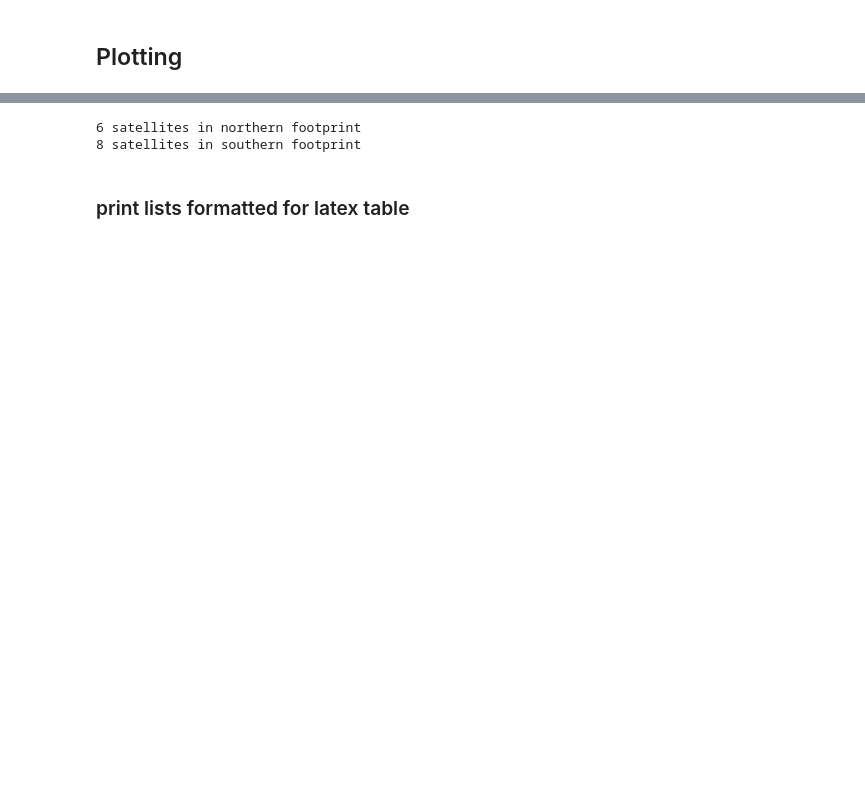
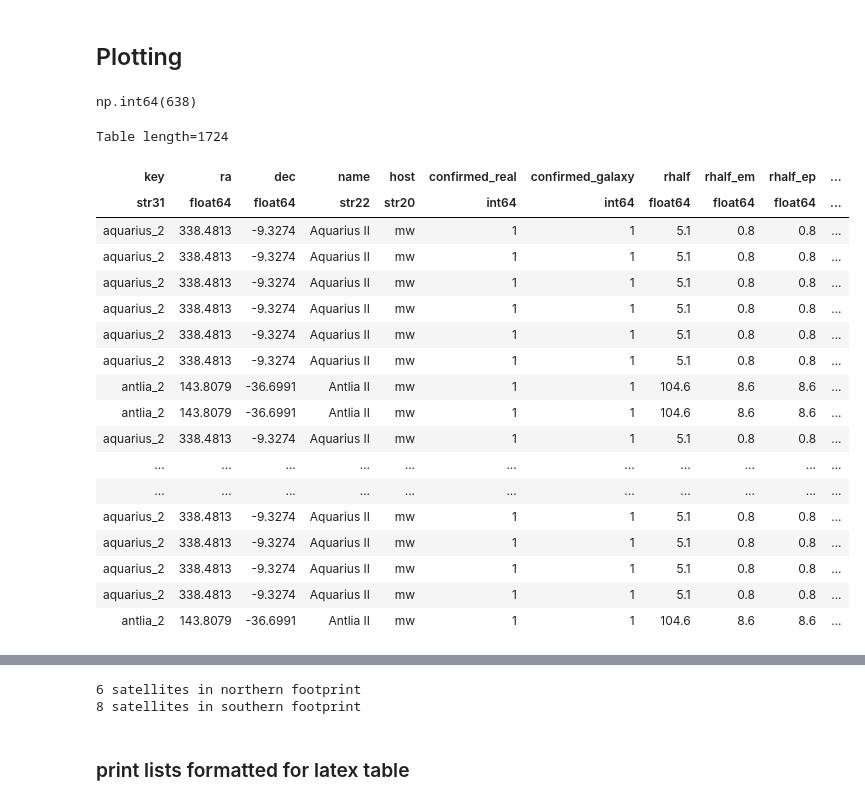
Before and after one commit to Dynamics-Penn/roman-nearfield, a Jupyter notebook: notebooks/ccs_footprints_nbgs.ipynb, the cells around one changed output, grey strips where cells are left out. Saved outputs shown, nothing was run; the diff lists cells and outputs as text; code cells hidden in the pictures; blank space fills up the shorter version.

```diff
--- a/notebooks/ccs_footprints_nbgs.ipynb
+++ b/notebooks/ccs_footprints_nbgs.ipynb
@@ -46,7 +52,33 @@ lvdb = table.Table.read(
+# %%
+(isgal*dsel).sum()
+# %% [output]
+np.int64(638)
 # %%
 #nbgs, nbg_coords = read_galaxies()
 nbgs_all, nbg_coords_all = read_galaxies_all(dmax=10*u.Mpc)
 nbglm = read_satellites()
+# %%
+nbgs_all
+# %% [output]
+Table length=1724
+| key | ra | dec | name | host | confirmed_real | confirmed_galaxy | rhalf | rhalf_em | rhalf_ep | ... |
+| str31 | float64 | float64 | str22 | str20 | int64 | int64 | float64 | float64 | float64 | ... |
+| aquarius_2 | 338.4813 | -9.3274 | Aquarius II | mw | 1 | 1 | 5.1 | 0.8 | 0.8 | ... |
+| aquarius_2 | 338.4813 | -9.3274 | Aquarius II | mw | 1 | 1 | 5.1 | 0.8 | 0.8 | ... |
+| aquarius_2 | 338.4813 | -9.3274 | Aquarius II | mw | 1 | 1 | 5.1 | 0.8 | 0.8 | ... |
+| aquarius_2 | 338.4813 | -9.3274 | Aquarius II | mw | 1 | 1 | 5.1 | 0.8 | 0.8 | ... |
+| aquarius_2 | 338.4813 | -9.3274 | Aquarius II | mw | 1 | 1 | 5.1 | 0.8 | 0.8 | ... |
+| aquarius_2 | 338.4813 | -9.3274 | Aquarius II | mw | 1 | 1 | 5.1 | 0.8 | 0.8 | ... |
+| antlia_2 | 143.8079 | -36.6991 | Antlia II | mw | 1 | 1 | 104.6 | 8.6 | 8.6 | ... |
+| antlia_2 | 143.8079 | -36.6991 | Antlia II | mw | 1 | 1 | 104.6 | 8.6 | 8.6 | ... |
+| aquarius_2 | 338.4813 | -9.3274 | Aquarius II | mw | 1 | 1 | 5.1 | 0.8 | 0.8 | ... |
+| ... | ... | ... | ... | ... | ... | ... | ... | ... | ... | ... |
+| ... | ... | ... | ... | ... | ... | ... | ... | ... | ... | ... |
+| aquarius_2 | 338.4813 | -9.3274 | Aquarius II | mw | 1 | 1 | 5.1 | 0.8 | 0.8 | ... |
+| aquarius_2 | 338.4813 | -9.3274 | Aquarius II | mw | 1 | 1 | 5.1 | 0.8 | 0.8 | ... |
+| aquarius_2 | 338.4813 | -9.3274 | Aquarius II | mw | 1 | 1 | 5.1 | 0.8 | 0.8 | ... |
+| aquarius_2 | 338.4813 | -9.3274 | Aquarius II | mw | 1 | 1 | 5.1 | 0.8 | 0.8 | ... |
+| antlia_2 | 143.8079 | -36.6991 | Antlia II | mw | 1 | 1 | 104.6 | 8.6 | 8.6 | ... |
 # %%
 nbgs_in_hlwas_north, nbgs_in_hlwas_south = select_galaxies_in_footprint(combined_map_gal, nbg_coords, nbgs,kara=True)
 # %%
```
Also changed, not shown: parts of 5 cells of this notebook, 1 other file.
